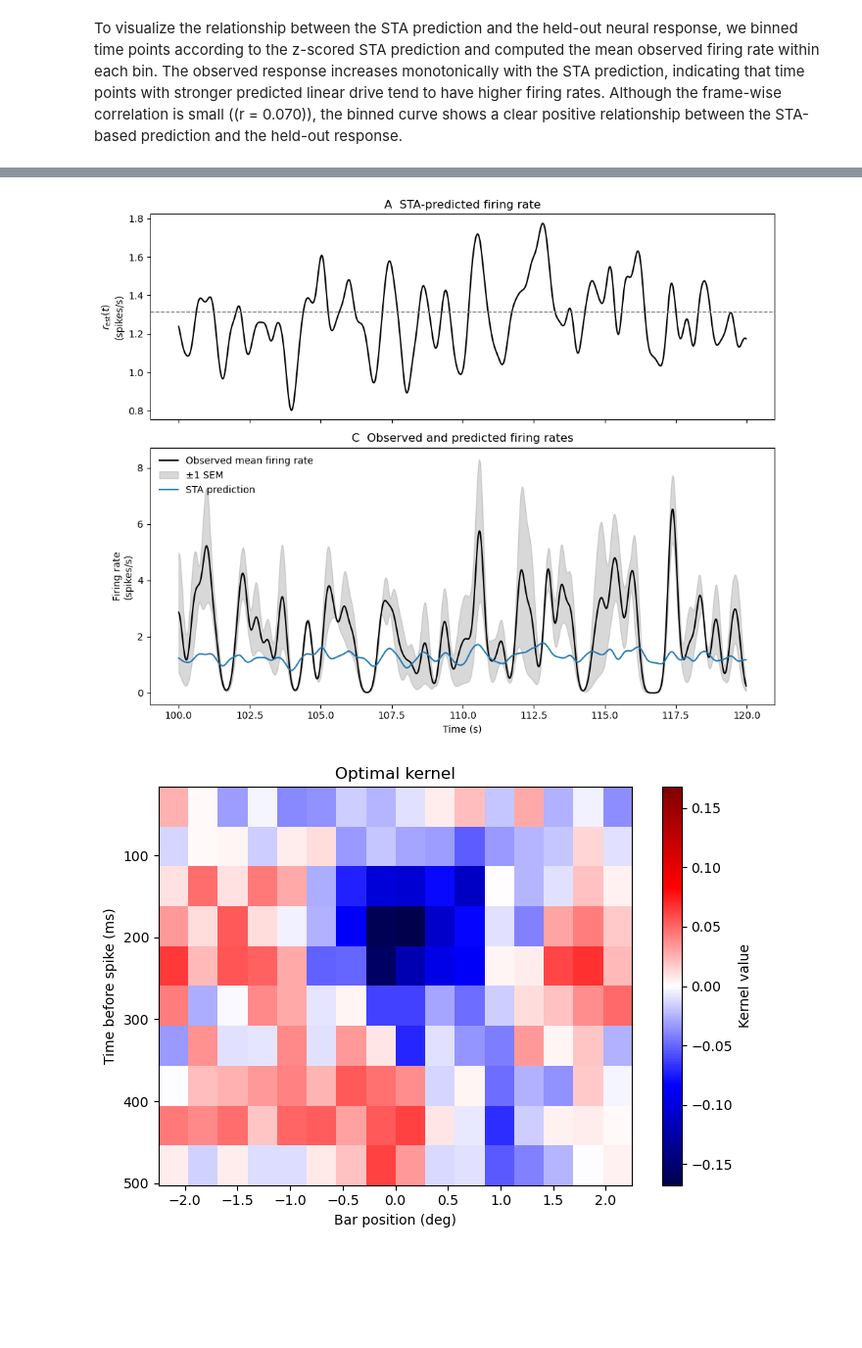
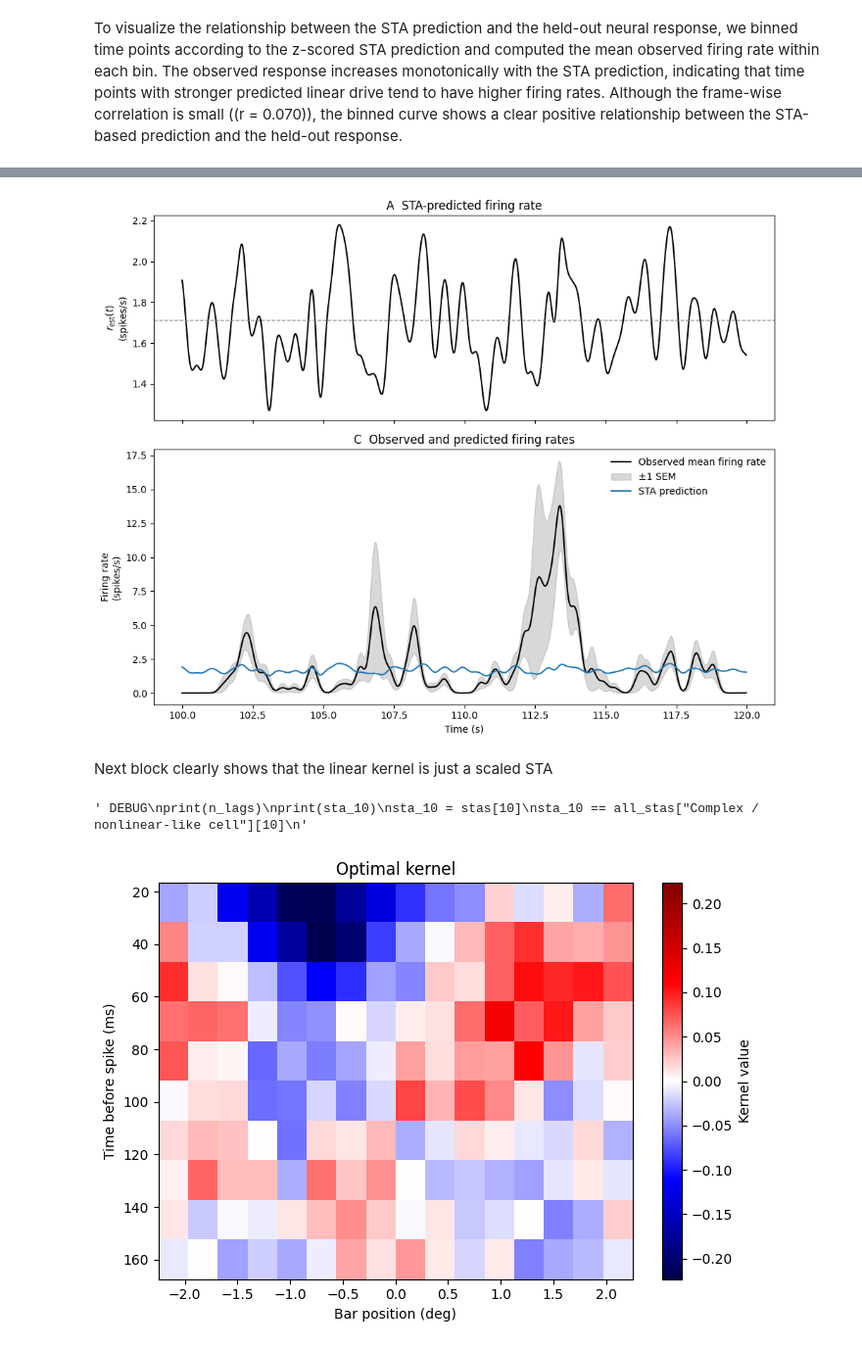
Before and after one commit to alessandrodipiano/neural_encoding, a Jupyter notebook: notebook/start.ipynb, the cells around one changed output, grey strips where cells are left out. Shown at 98% size. Saved outputs shown, nothing was run; the diff lists cells and outputs as text; code cells hidden in the pictures; blank space fills up the shorter version.

Commit message:
added non linearity, corrected bugs: proper values for n_lags and lag_ms in plots. Refined file path (distinct filepaths linear 1 and linear2: linear 2 is used).

```diff
--- a/notebook/start.ipynb
+++ b/notebook/start.ipynb
@@ -559,10 +562,12 @@ Total spikes: 4333
+# %%
+n_lags = 10 #ridefined
 # %%
 loo_corrs = []
 loo_results=[]
 
-for test_idx in range(len(paths_linear_trial,)):
-    train_files = [f for i, f in enumerate(paths_linear_trial,) if i != test_idx]
-    test_file = paths_linear_trial[test_idx]
+for test_idx in range(len(paths_linear_trial_2,)):
+    train_files = [f for i, f in enumerate(paths_linear_trial_2,) if i != test_idx]
+    test_file = paths_linear_trial_2[test_idx]
 
     sta_train, n_train = compute_sta(
         train_files,
@@ -680,4 +685,9 @@ plt.show()
 # %%
+"""
+the next cell defines sta_10 as all_stas['Simple / linear-like cell'][10]
+Note that stas[10] would instead return the complex ones
+"""
+
 import numpy as np
 import matplotlib.pyplot as plt
 from scipy.ndimage import gaussian_filter1d
@@ -693,7 +703,8 @@ i1 = int((t0 + duration) * frame_rate)
 t = np.arange(T) / frame_rate
 
 sta_10=all_stas['Simple / linear-like cell'][10]
-
+#note: the sta10 here is using the simple linear cells
+#the kernel is calculated with linear cells
 
 # mean_firing_rate should already be computed, e.g. 1.71 spikes/s
 kernel = mean_firing_rate * sta_10 / stimulus_variance
@@ -705,7 +716,8 @@ r_est = compute_r_estimate(
 )
 
 # Optional: linear model can go negative, so for a rate plot you may rectify
-r_est_plot = np.maximum(r_est, 0)
+#r_est_plot = np.maximum(r_est, 0)
+r_est_plot = r_est
 
 
 # ============================================================
@@ -714,7 +726,7 @@ r_est_plot = np.maximum(r_est, 0)
 
 trial_counts = []
 
-for path in paths_linear_trial:
+for path in paths_linear_trial_2:
     events, spk_sec, hdr = fget_spk_python(path)
 
     counts = bin_spikes_to_frames(
@@ -825,33 +837,47 @@ ax.legend(frameon=False)
 plt.tight_layout()
 plt.show()
 # %% [output]
-[figure, old version]
+[figure, new version]
+# %% [markdown]
+Next block clearly shows that the linear kernel is just a scaled STA
+# %%
+""" DEBUG
+print(n_lags)
+print(sta_10)
+sta_10 = stas[10]
+sta_10 == all_stas["Complex / nonlinear-like cell"][10]
+"""
+# %% [output]
+' DEBUG\nprint(n_lags)\nprint(sta_10)\nsta_10 = stas[10]\nsta_10 == all_stas["Complex / nonlinear-like cell"][10]\n'
 # %%
 plt.figure(figsize=(7, 5))
 
 vmax = np.max(np.abs(kernel))
+
+#REDEFINE lag_ms
+lag_ms = 1000 * np.arange(1, sta_10.shape[0] + 1) / frame_rate
 
 plt.imshow(
     kernel,
     aspect="auto",
     cmap="seismic",
     interpolation="nearest",
     vmin=-vmax,
     vmax=vmax,
     extent=[
         -width_deg / 2,
         width_deg / 2,
         lag_ms[-1],
         lag_ms[0],
     ],
     origin="upper"
 )
 
 plt.xlabel("Bar position (deg)")
 plt.ylabel("Time before spike (ms)")
 plt.title("Optimal kernel")
 plt.colorbar(label="Kernel value")
 plt.tight_layout()
 plt.show()
 # %% [output]
-[figure, old version]
+[figure, new version]
```
Also changed, not shown: parts of 27 cells of this notebook.
